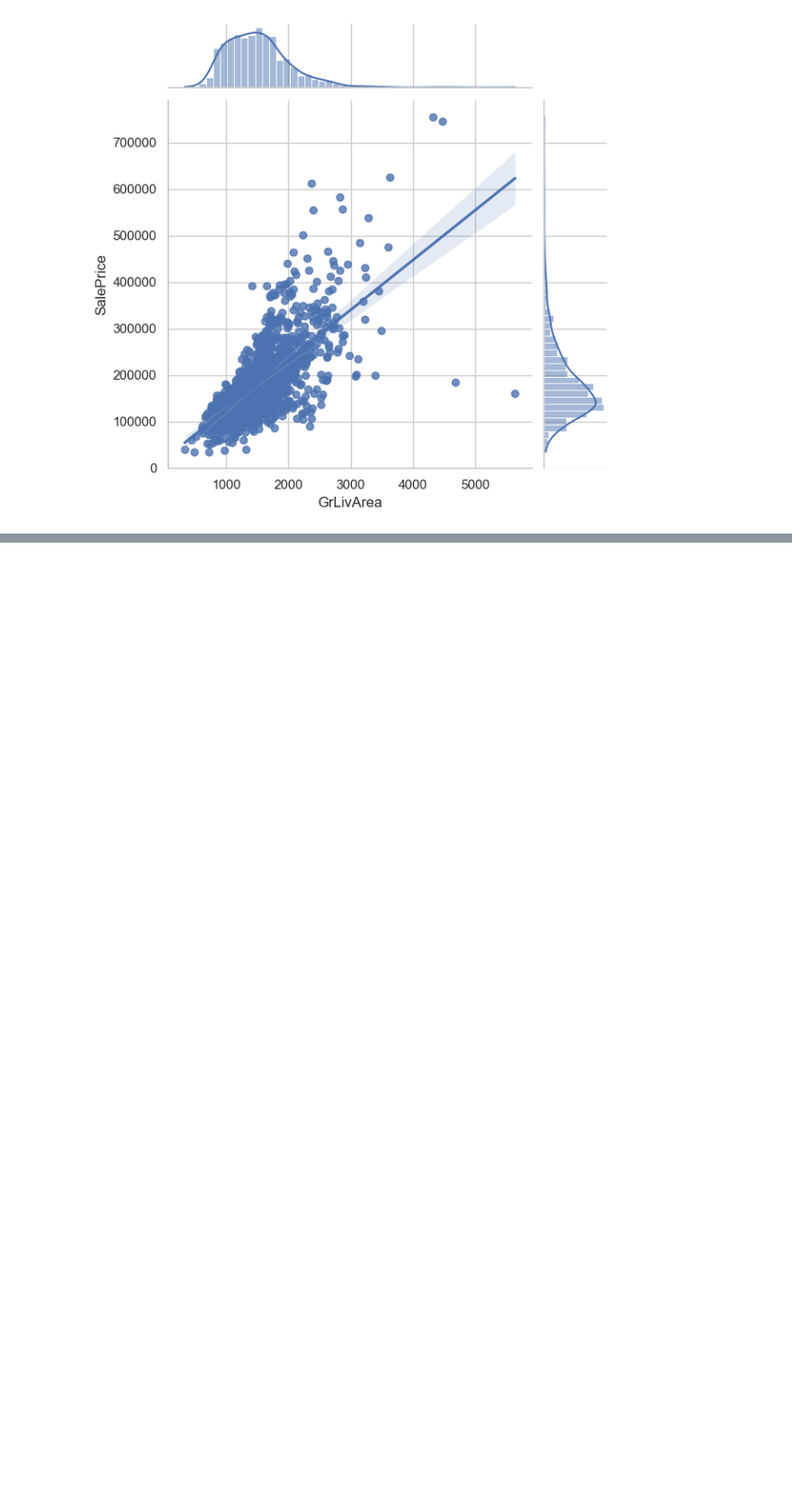
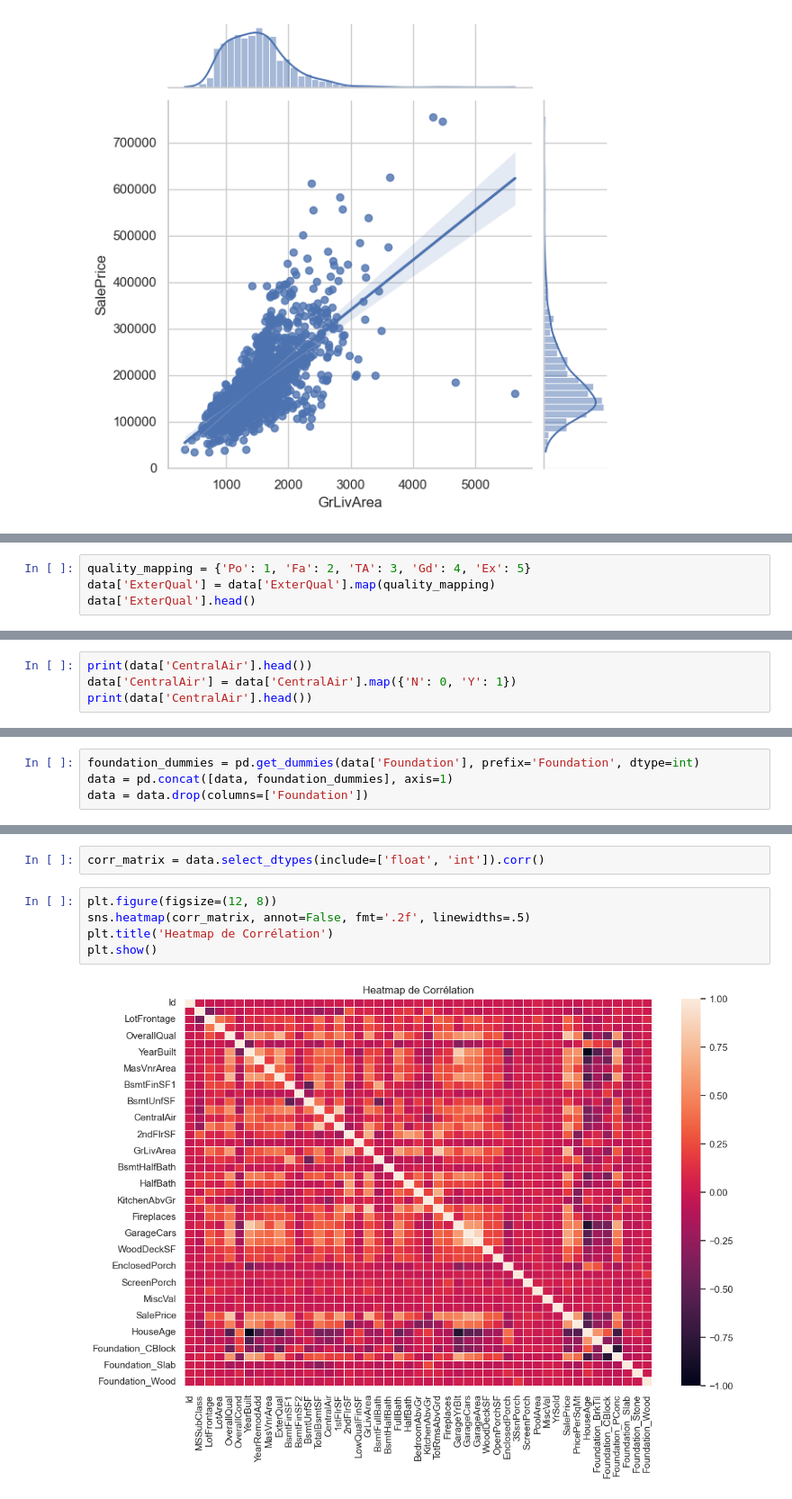
Before and after one commit to scoulet/EPISEN_TP_DATAMINING, a Jupyter notebook: notebook.ipynb, the cells around one changed output, grey strips where cells are left out. Shown at 90% size. Cells and saved outputs as stored; diff of their text form; blank space fills up the shorter version.

Commit message:
add heatmap corr

```diff
--- a/notebook.ipynb
+++ b/notebook.ipynb
@@ -219,0 +223,4 @@ plt.show()
+# %%
+quality_mapping = {'Po': 1, 'Fa': 2, 'TA': 3, 'Gd': 4, 'Ex': 5}
+data['ExterQual'] = data['ExterQual'].map(quality_mapping)
+data['ExterQual'].head()
@@ -219,0 +240,4 @@ plt.show()
+# %%
+print(data['CentralAir'].head())
+data['CentralAir'] = data['CentralAir'].map({'N': 0, 'Y': 1})
+print(data['CentralAir'].head())
@@ -219,0 +272,4 @@ plt.show()
+# %%
+foundation_dummies = pd.get_dummies(data['Foundation'], prefix='Foundation', dtype=int)
+data = pd.concat([data, foundation_dummies], axis=1)
+data = data.drop(columns=['Foundation'])
@@ -219,0 +287,9 @@ plt.show()
+# %%
+corr_matrix = data.select_dtypes(include=['float', 'int']).corr()
+# %%
+plt.figure(figsize=(12, 8))
+sns.heatmap(corr_matrix, annot=False, fmt='.2f', linewidths=.5)
+plt.title('Heatmap de Corrélation')
+plt.show()
+# %% [output]
+[figure, added]
```
Also changed, not shown: parts of 9 cells of this notebook.
